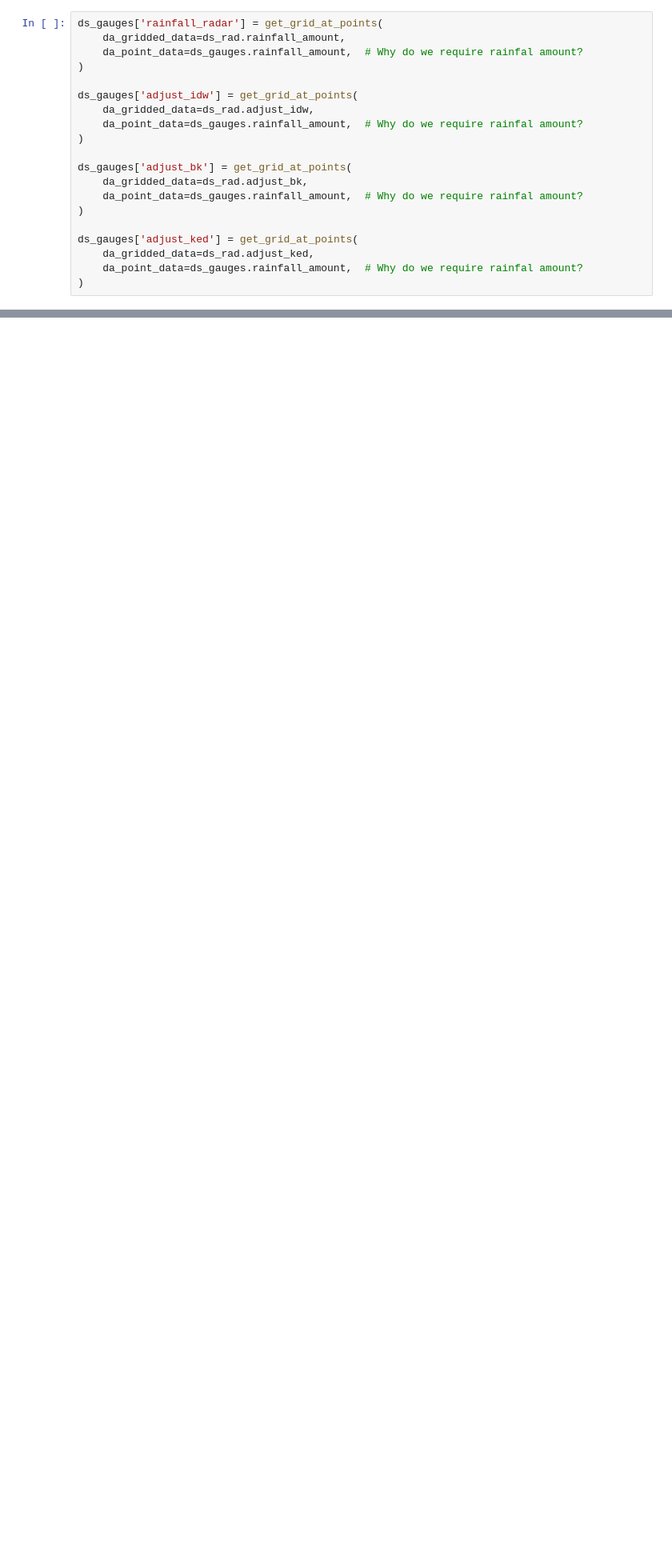
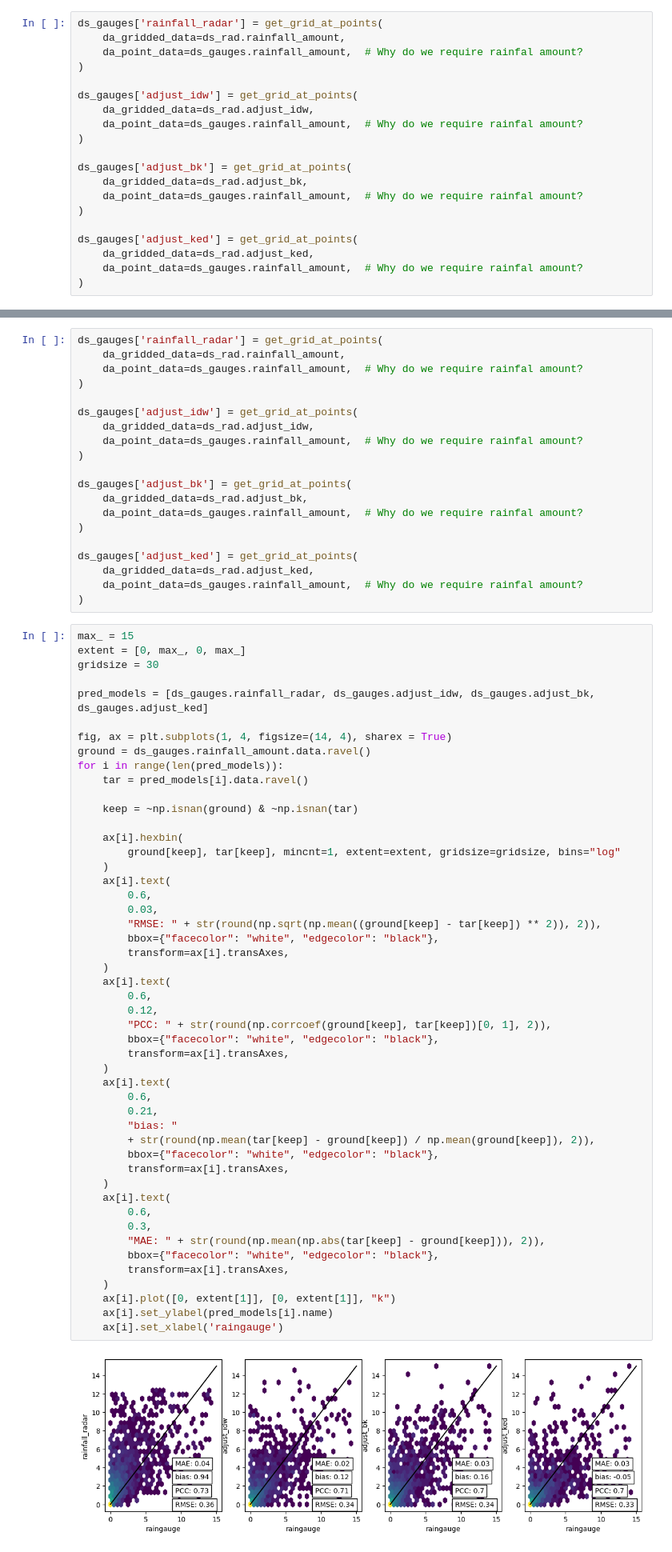
Before and after one commit to OpenSenseAction/radar_adjustment_intercomparison, a Jupyter notebook: 3_adjust_radar.ipynb, the cells around one changed output, grey strips where cells are left out. Shown at 80% size. Saved outputs shown, nothing was run; the diff lists cells and outputs as text; blank space fills up the shorter version.

```diff
--- a/3_adjust_radar.ipynb
+++ b/3_adjust_radar.ipynb
@@ -897,0 +1007,71 @@ plt.show()
+# %%
+ds_gauges['rainfall_radar'] = get_grid_at_points(
+    da_gridded_data=ds_rad.rainfall_amount,
+    da_point_data=ds_gauges.rainfall_amount,  # Why do we require rainfal amount?
+)
+
+ds_gauges['adjust_idw'] = get_grid_at_points(
+    da_gridded_data=ds_rad.adjust_idw,
+    da_point_data=ds_gauges.rainfall_amount,  # Why do we require rainfal amount?
+)
+
+ds_gauges['adjust_bk'] = get_grid_at_points(
+    da_gridded_data=ds_rad.adjust_bk,
+    da_point_data=ds_gauges.rainfall_amount,  # Why do we require rainfal amount?
+)
+
+ds_gauges['adjust_ked'] = get_grid_at_points(
+    da_gridded_data=ds_rad.adjust_ked,
+    da_point_data=ds_gauges.rainfall_amount,  # Why do we require rainfal amount?
+)
+# %%
+max_ = 15
+extent = [0, max_, 0, max_]
+gridsize = 30
+
+pred_models = [ds_gauges.rainfall_radar, ds_gauges.adjust_idw, ds_gauges.adjust_bk, ds_gauges.adjust_ked]
+
+fig, ax = plt.subplots(1, 4, figsize=(14, 4), sharex = True)
+ground = ds_gauges.rainfall_amount.data.ravel()
+for i in range(len(pred_models)):
+    tar = pred_models[i].data.ravel()
+
+    keep = ~np.isnan(ground) & ~np.isnan(tar)
+
+    ax[i].hexbin(
+        ground[keep], tar[keep], mincnt=1, extent=extent, gridsize=gridsize, bins="log"
+    )
+    ax[i].text(
+        0.6,
+        0.03,
+        "RMSE: " + str(round(np.sqrt(np.mean((ground[keep] - tar[keep]) ** 2)), 2)),
+        bbox={"facecolor": "white", "edgecolor": "black"},
+        transform=ax[i].transAxes,
+    )
+    ax[i].text(
+        0.6,
+        0.12,
+        "PCC: " + str(round(np.corrcoef(ground[keep], tar[keep])[0, 1], 2)),
+        bbox={"facecolor": "white", "edgecolor": "black"},
+        transform=ax[i].transAxes,
+    )
+    ax[i].text(
+        0.6,
+        0.21,
+        "bias: "
+        + str(round(np.mean(tar[keep] - ground[keep]) / np.mean(ground[keep]), 2)),
+        bbox={"facecolor": "white", "edgecolor": "black"},
+        transform=ax[i].transAxes,
+    )
+    ax[i].text(
+        0.6,
+        0.3,
+        "MAE: " + str(round(np.mean(np.abs(tar[keep] - ground[keep])), 2)),
+        bbox={"facecolor": "white", "edgecolor": "black"},
+        transform=ax[i].transAxes,
+    )
+    ax[i].plot([0, extent[1]], [0, extent[1]], "k")
+    ax[i].set_ylabel(pred_models[i].name)
+    ax[i].set_xlabel('raingauge')
+# %% [output]
+[figure, added]
```
Also changed, not shown: parts of 12 cells of this notebook, 1 other file.
